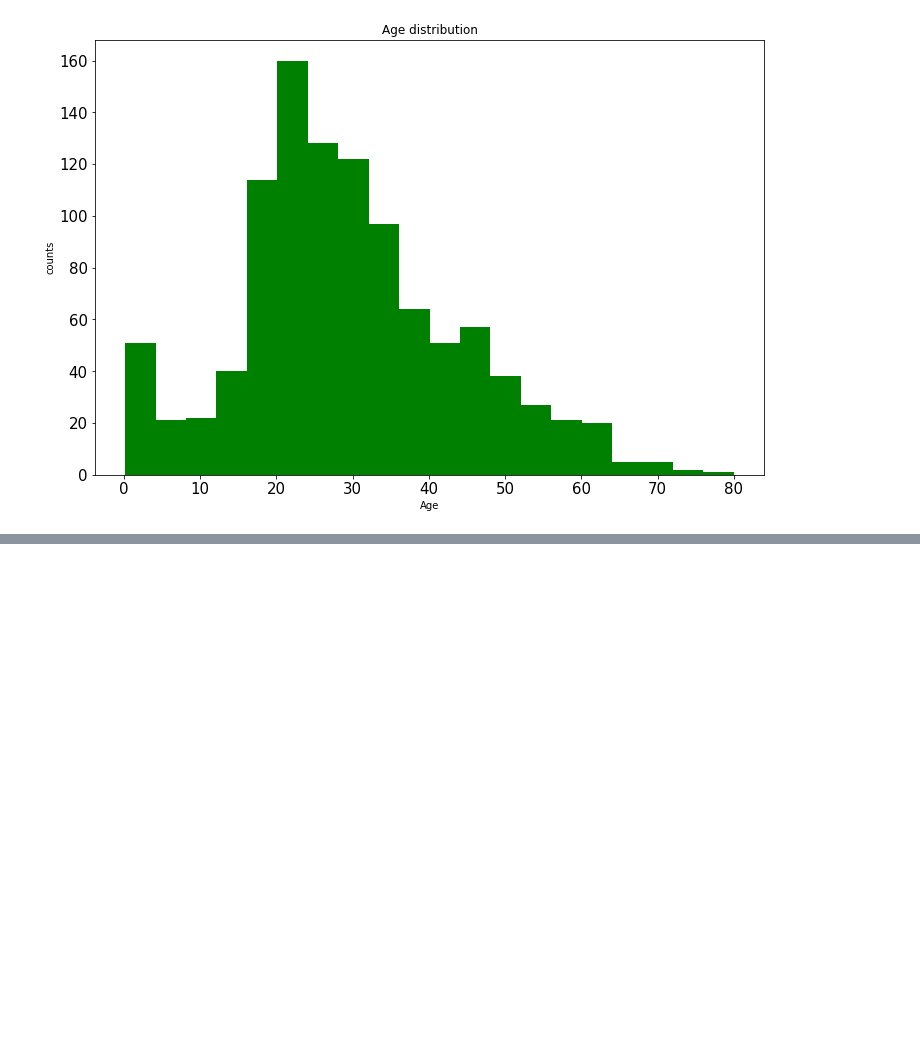
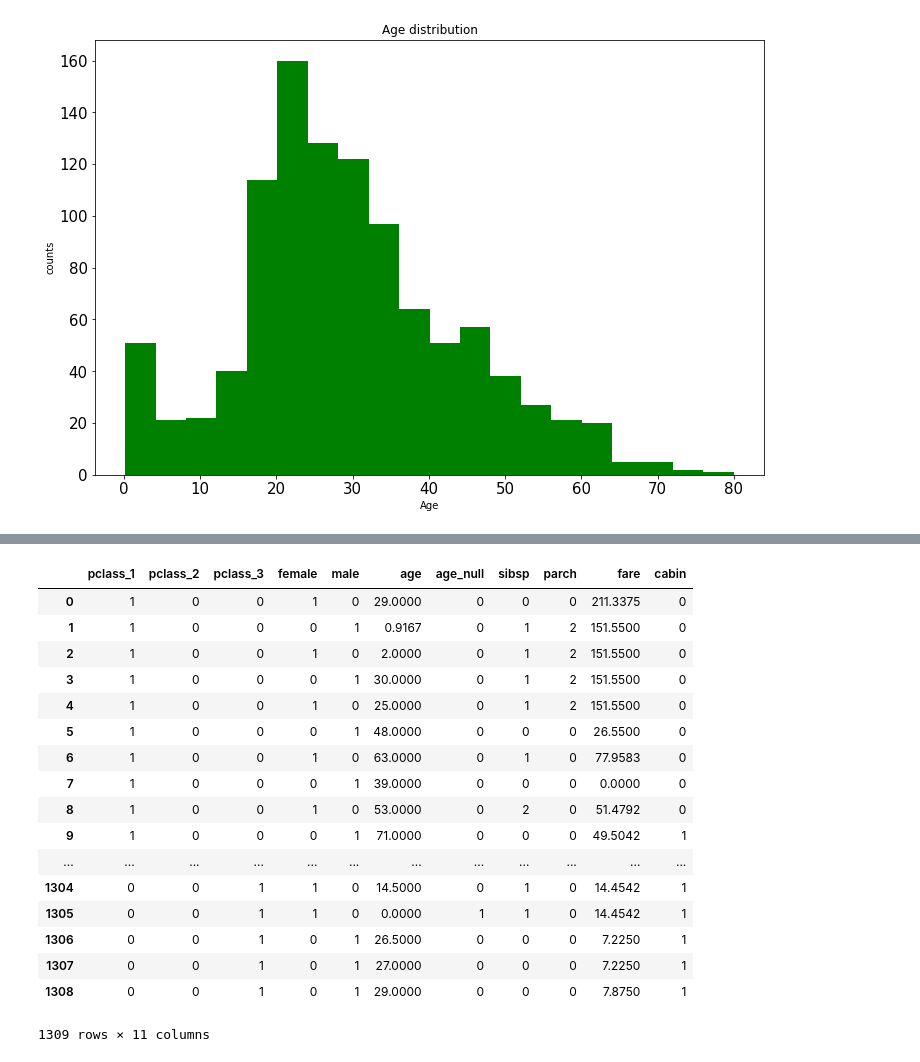
Before and after one commit to starkidstory/OmegaTensor, a Jupyter notebook: Tensorflow_official/cnn/Titanic/train.ipynb, the cells around one changed output, grey strips where cells are left out. Saved outputs shown, nothing was run; the diff lists cells and outputs as text; code cells hidden in the pictures; blank space fills up the shorter version.

Commit message:
Update train.ipynb [processing data with some simple operation]

```diff
--- a/Tensorflow_official/cnn/Titanic/train.ipynb
+++ b/Tensorflow_official/cnn/Titanic/train.ipynb
@@ -128,0 +125,52 @@ print('hei')
+# %%
+def process(dfdata):
+    dfresult=pd.DataFrame()
+
+    '''数据的二值化'''
+
+    #dfPclass
+    dfPclass=pd.get_dummies(dfdata['pclass'])
+    dfPclass.columns = ['pclass_' +str(x) for x in dfPclass.columns ]
+    dfresult = pd.concat([dfresult,dfPclass],axis = 1)
+
+    #sex
+    dfsex=pd.get_dummies(dfdata['sex'])
+    #dfresult=pd.concat([dfresult,dfsex],axis=0)#frame的上下拼接
+    dfresult=pd.concat([dfresult,dfsex],axis=1)#frame的左右拼接
+
+    #Age #年龄特征为int32（从源frame中复制过来）若为空的默认填0，
+    dfresult['age']=dfdata['age'].fillna(0)
+    dfresult['age_null']=dfdata['age'].isnull().astype('int32')
+
+     #SibSp,Parch,Fare
+    dfresult['sibsp'] = dfdata['sibsp']
+    dfresult['parch'] = dfdata['parch']
+    dfresult['fare'] = dfdata['fare']
+
+    #carbin
+    #添加“所在船舱是否缺失作为特征”
+    dfresult['cabin']=pd.isnull(dfdata['cabin']).astype('int32')
+
+    return (dfresult)
+
+
+process(excel)
+# %% [output]
+|  | pclass_1 | pclass_2 | pclass_3 | female | male | age | age_null | sibsp | parch | fare | cabin |
+| 0 | 1 | 0 | 0 | 1 | 0 | 29.0000 | 0 | 0 | 0 | 211.3375 | 0 |
+| 1 | 1 | 0 | 0 | 0 | 1 | 0.9167 | 0 | 1 | 2 | 151.5500 | 0 |
+| 2 | 1 | 0 | 0 | 1 | 0 | 2.0000 | 0 | 1 | 2 | 151.5500 | 0 |
+| 3 | 1 | 0 | 0 | 0 | 1 | 30.0000 | 0 | 1 | 2 | 151.5500 | 0 |
+| 4 | 1 | 0 | 0 | 1 | 0 | 25.0000 | 0 | 1 | 2 | 151.5500 | 0 |
+| 5 | 1 | 0 | 0 | 0 | 1 | 48.0000 | 0 | 0 | 0 | 26.5500 | 0 |
+| 6 | 1 | 0 | 0 | 1 | 0 | 63.0000 | 0 | 1 | 0 | 77.9583 | 0 |
+| 7 | 1 | 0 | 0 | 0 | 1 | 39.0000 | 0 | 0 | 0 | 0.0000 | 0 |
+| 8 | 1 | 0 | 0 | 1 | 0 | 53.0000 | 0 | 2 | 0 | 51.4792 | 0 |
+| 9 | 1 | 0 | 0 | 0 | 1 | 71.0000 | 0 | 0 | 0 | 49.5042 | 1 |
+| ... | ... | ... | ... | ... | ... | ... | ... | ... | ... | ... | ... |
+| 1304 | 0 | 0 | 1 | 1 | 0 | 14.5000 | 0 | 1 | 0 | 14.4542 | 1 |
+| 1305 | 0 | 0 | 1 | 1 | 0 | 0.0000 | 1 | 1 | 0 | 14.4542 | 1 |
+| 1306 | 0 | 0 | 1 | 0 | 1 | 26.5000 | 0 | 0 | 0 | 7.2250 | 1 |
+| 1307 | 0 | 0 | 1 | 0 | 1 | 27.0000 | 0 | 0 | 0 | 7.2250 | 1 |
+| 1308 | 0 | 0 | 1 | 0 | 1 | 29.0000 | 0 | 0 | 0 | 7.8750 | 1 |
+1309 rows × 11 columns
```
Also changed, not shown: parts of 3 cells of this notebook.
